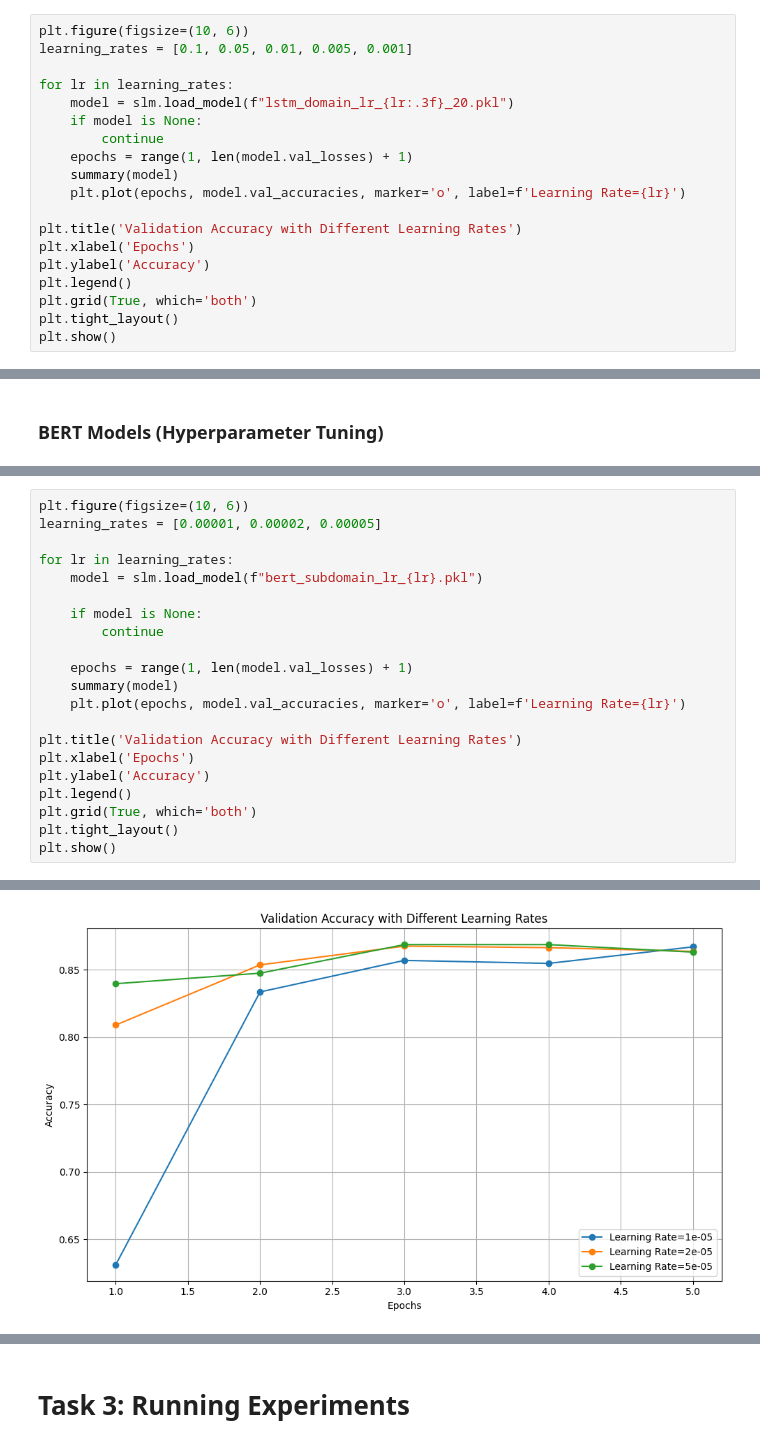
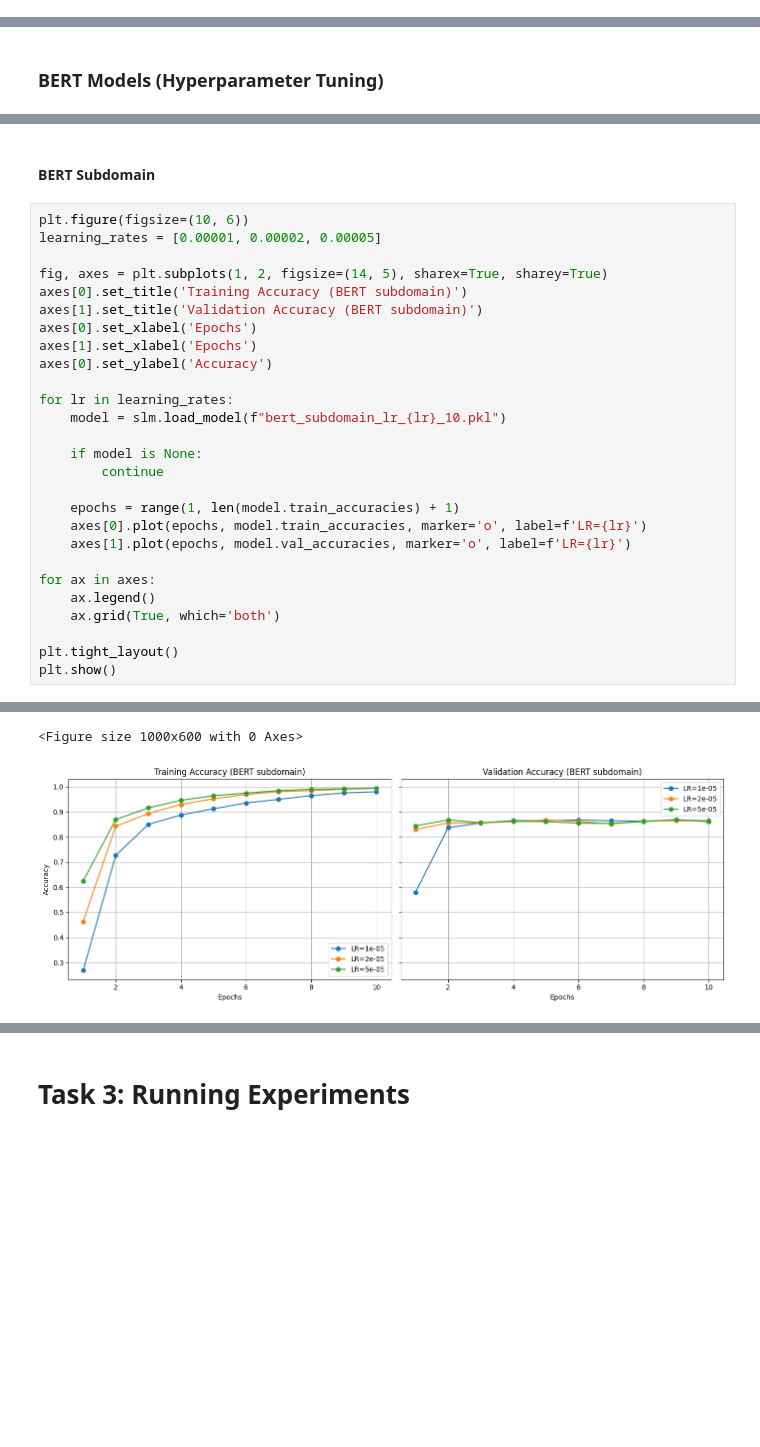
Before and after one commit to dianacovacii/COMP551_A4, a Jupyter notebook: COMP551_A4.ipynb, the cells around one changed output, grey strips where cells are left out. Saved outputs shown, nothing was run; the diff lists cells and outputs as text; blank space fills up the shorter version.

```diff
--- a/COMP551_A4.ipynb
+++ b/COMP551_A4.ipynb
@@ -212,19 +295,0 @@ Model loaded from saved_models/lstm_subdomain_lr_0.001_20.pkl
-# %%
-plt.figure(figsize=(10, 6))
-learning_rates = [0.1, 0.05, 0.01, 0.005, 0.001]
-
-for lr in learning_rates:
-    model = slm.load_model(f"lstm_domain_lr_{lr:.3f}_20.pkl")
-    if model is None:
-        continue
-    epochs = range(1, len(model.val_losses) + 1)
-    summary(model)
-    plt.plot(epochs, model.val_accuracies, marker='o', label=f'Learning Rate={lr}')
-
-plt.title('Validation Accuracy with Different Learning Rates')
-plt.xlabel('Epochs')
-plt.ylabel('Accuracy')
-plt.legend()
-plt.grid(True, which='both')
-plt.tight_layout()
-plt.show()
@@ -240,22 +403,30 @@ Model loaded from saved_models/lstm_domain_lr_0.001_20.pkl
+# %% [markdown]
+#### BERT Subdomain
 # %%
 plt.figure(figsize=(10, 6))
 learning_rates = [0.00001, 0.00002, 0.00005]
 
+fig, axes = plt.subplots(1, 2, figsize=(14, 5), sharex=True, sharey=True)
+axes[0].set_title('Training Accuracy (BERT subdomain)')
+axes[1].set_title('Validation Accuracy (BERT subdomain)')
+axes[0].set_xlabel('Epochs')
+axes[1].set_xlabel('Epochs')
+axes[0].set_ylabel('Accuracy')
+
 for lr in learning_rates:
-    model = slm.load_model(f"bert_subdomain_lr_{lr}.pkl")
+    model = slm.load_model(f"bert_subdomain_lr_{lr}_10.pkl")
 
     if model is None:
         continue
 
-    epochs = range(1, len(model.val_losses) + 1)
-    summary(model)
-    plt.plot(epochs, model.val_accuracies, marker='o', label=f'Learning Rate={lr}')
+    epochs = range(1, len(model.train_accuracies) + 1)
+    axes[0].plot(epochs, model.train_accuracies, marker='o', label=f'LR={lr}')
+    axes[1].plot(epochs, model.val_accuracies, marker='o', label=f'LR={lr}')
 
-plt.title('Validation Accuracy with Different Learning Rates')
-plt.xlabel('Epochs')
-plt.ylabel('Accuracy')
-plt.legend()
-plt.grid(True, which='both')
+for ax in axes:
+    ax.legend()
+    ax.grid(True, which='both')
+
 plt.tight_layout()
 plt.show()
 # %% [output]
@@ -265 +438,2 @@ Model loaded from saved_models/bert_subdomain_lr_5e-05.pkl
+<Figure size 1000x600 with 0 Axes>
-[figure, old version]
+[figure, new version]
```
Also changed, not shown: parts of 20 cells of this notebook.
